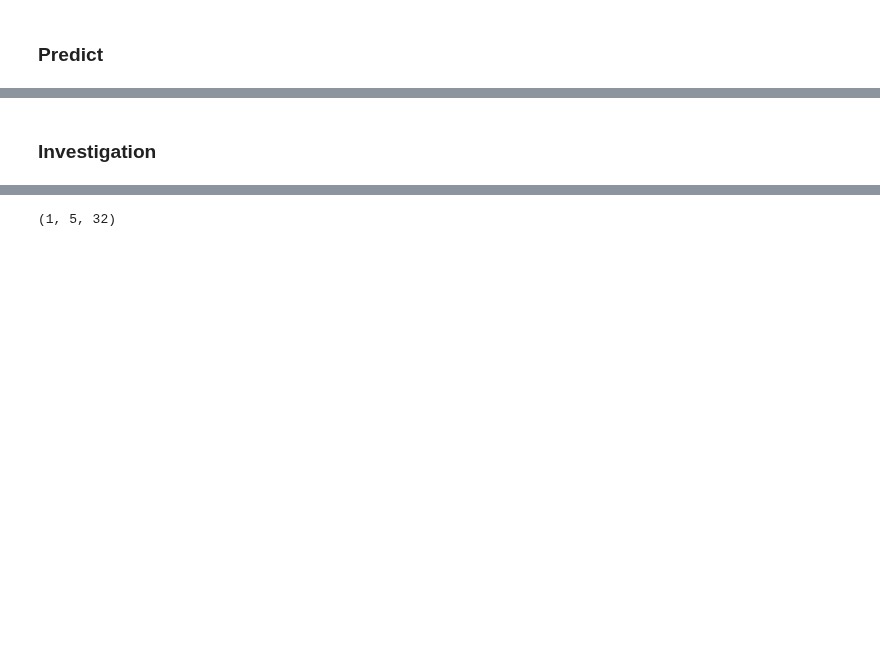
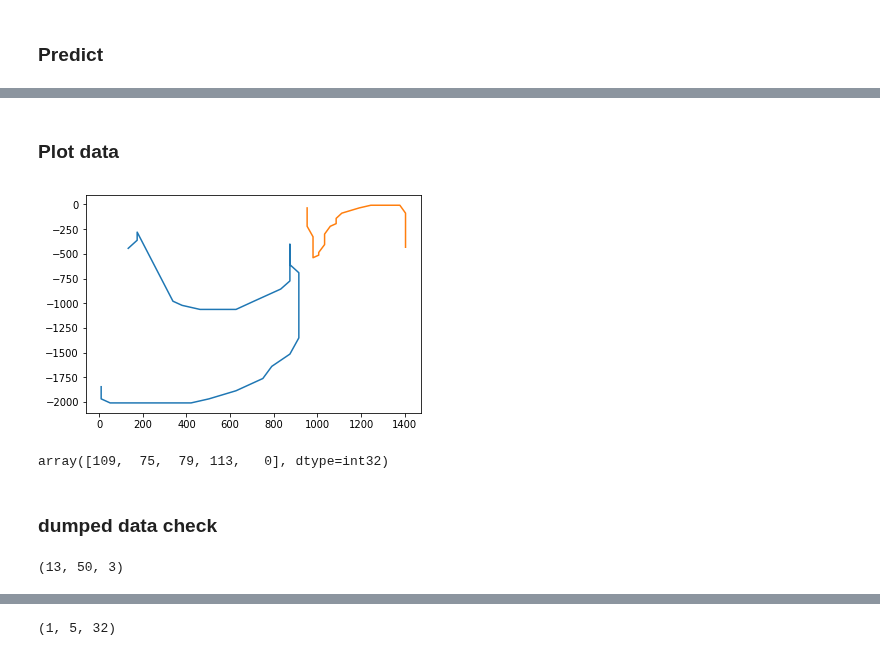
Before and after one commit to karino2/tegashiki, a Jupyter notebook: tegashiki_eval.ipynb, the cells around one changed output, grey strips where cells are left out. Drawn from its saved outputs; the diff is of its cells as text; code cells hidden in the pictures; blank space fills up the shorter version.

Commit message:
evaluate dumped data.

```diff
--- a/tegashiki_eval.ipynb
+++ b/tegashiki_eval.ipynb
@@ -569,2 +614,2 @@ predict(res[0][0]['input_stroke'],  np.array([112, 77, 75, 90, 113]))
-# %% [markdown]
-### Investigation
+# %% [markdown]
+### Plot data
@@ -570,0 +619,6 @@ predict(res[0][0]['input_stroke'],  np.array([112, 77, 75, 90, 113]))
+# %%
+def plot_stroke(stroke):
+  for i in range(len(stroke)):
+    if stroke[i][0, 2] == 1:
+      poslis = stroke[i][stroke[i][:, 2]==1]
+      plt.plot(poslis[:, 0],-poslis[:, 1])
@@ -570,0 +627,10 @@ predict(res[0][0]['input_stroke'],  np.array([112, 77, 75, 90, 113]))
+# %%
+plot_stroke(res[4][0]['input_stroke'])
+# %% [output]
+[figure, added]
+# %%
+res[4][1]
+# %% [output]
+array([109,  75,  79, 113,   0], dtype=int32)
+# %% [markdown]
+### dumped data check
@@ -570,0 +658,4 @@ predict(res[0][0]['input_stroke'],  np.array([112, 77, 75, 90, 113]))
+# %%
+normalized.shape
+# %% [output]
+(13, 50, 3)
```
Also changed, not shown: parts of 72 cells of this notebook.
